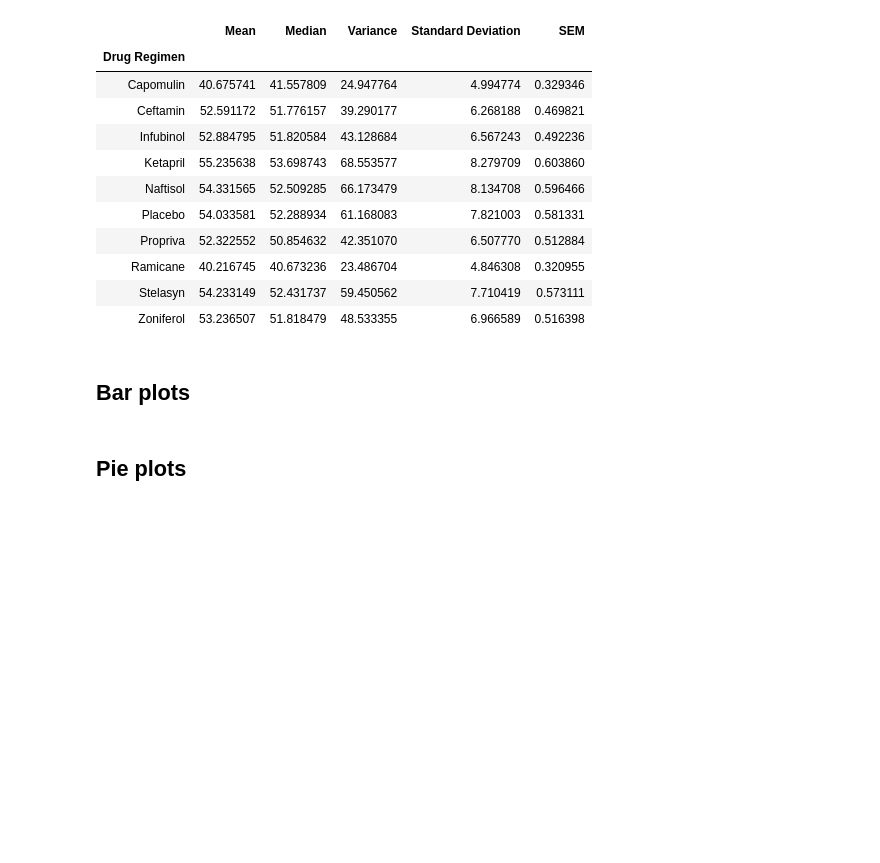
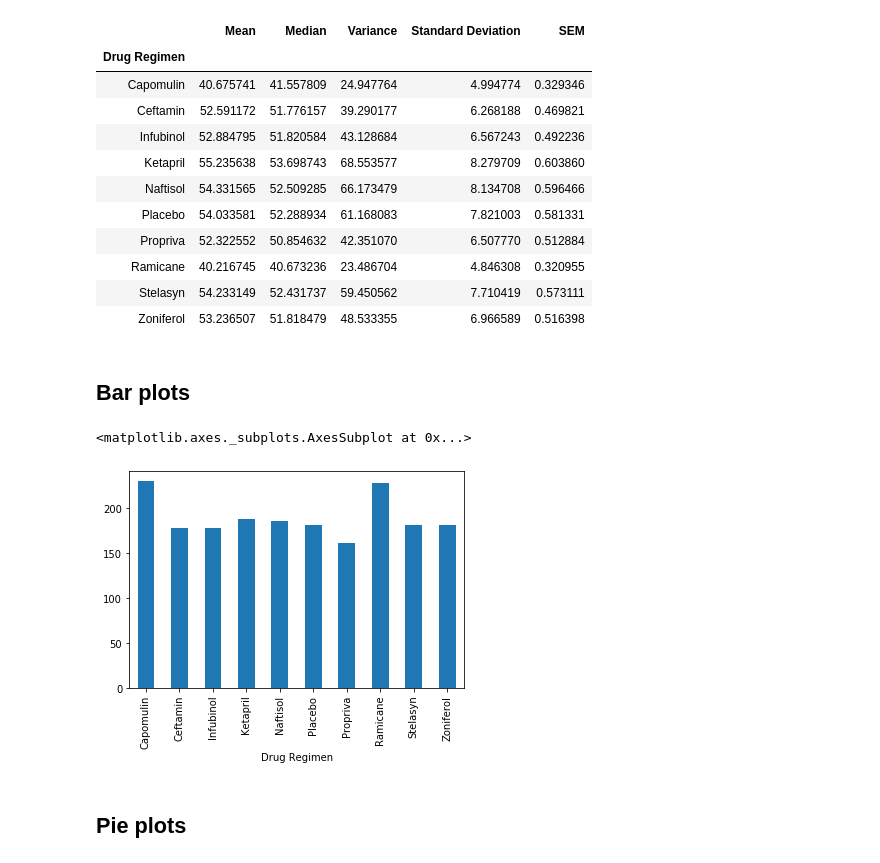
Before and after one commit to jaime030690/matplotlib-hw, a Jupyter notebook: Pymaceuticals/pymaceuticals_starter.ipynb, the cells around one changed output. Saved outputs shown, nothing was run; the diff lists cells and outputs as text; code cells hidden in the pictures; blank space fills up the shorter version.

Commit message:
Finished pandas bar plot.

```diff
--- a/Pymaceuticals/pymaceuticals_starter.ipynb
+++ b/Pymaceuticals/pymaceuticals_starter.ipynb
@@ -67,6 +67,10 @@ stats_summary
 ## Bar plots
 # %%
 # Generate a bar plot showing number of data points for each treatment regimen using pandas
+regimen_df['Drug Regimen'].count().plot.bar()
+# %% [output]
+<matplotlib.axes._subplots.AxesSubplot at 0x...>
+[figure, added]
 # %%
 # Generate a bar plot showing number of data points for each treatment regimen using pyplot
 # %% [markdown]
```
